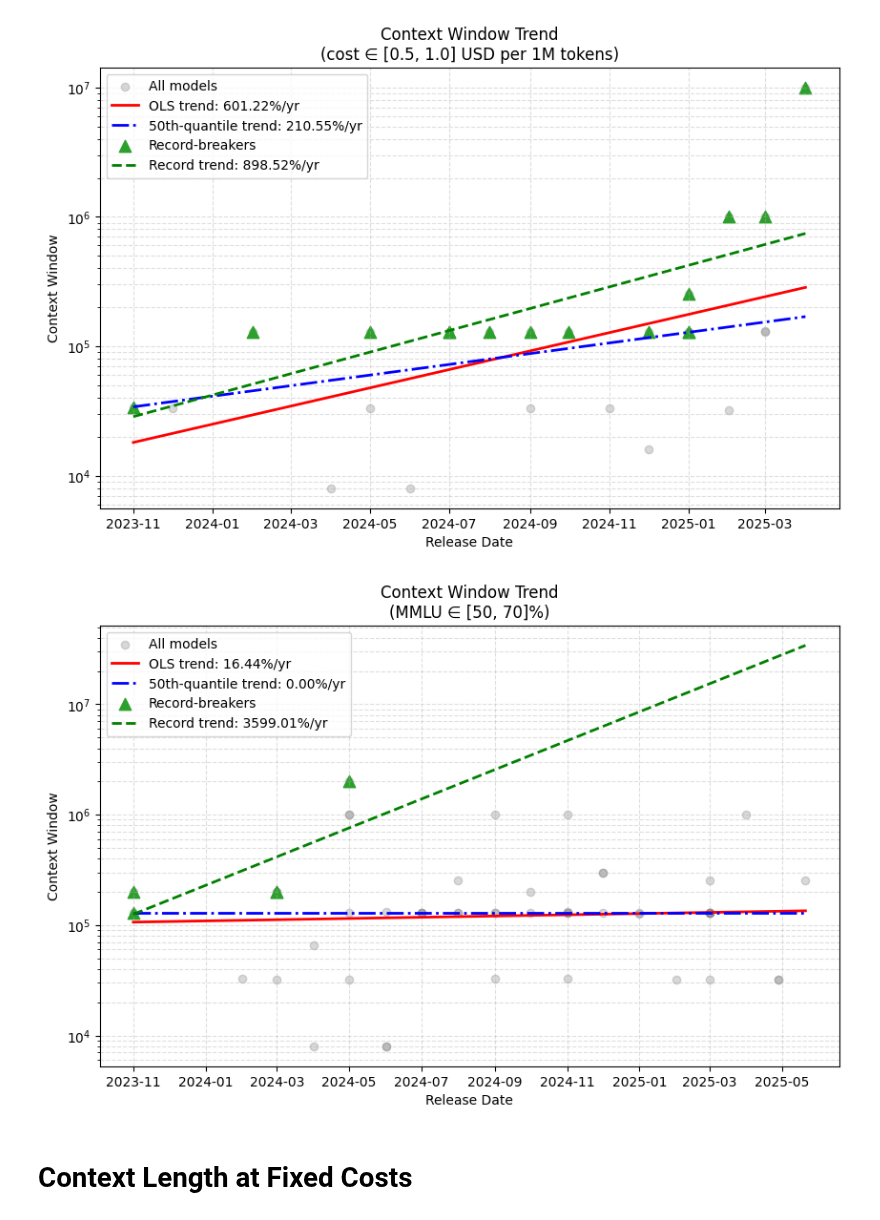
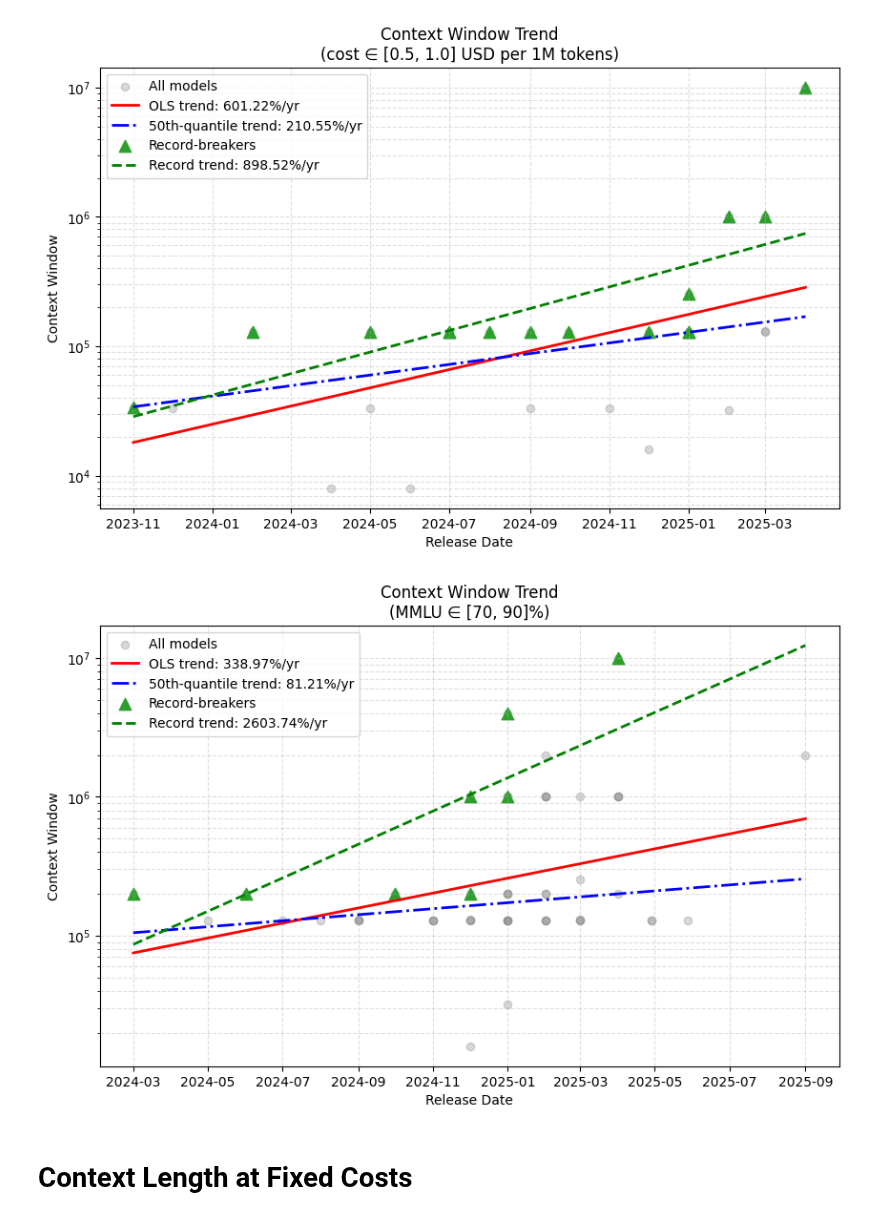
Before and after one commit to hansgundlach/Algorithmic_Progress_Inference, a Jupyter notebook: context_length.ipynb, the cells around one changed output. Drawn from its saved outputs; the diff is of its cells as text; code cells hidden in the pictures.

```diff
--- a/context_length.ipynb
+++ b/context_length.ipynb
@@ -443,8 +443,8 @@ from datetime import datetime
 import pandas as pd
 
 # 0) Your MMLU bounds and column name
-min_mmlu = 50
-max_mmlu = 70
+min_mmlu = 70
+max_mmlu = 90
 mmlu_col = 'MMLU-Pro (Reasoning & Knowledge)'
 
 # 1) Convert MMLU “XX%” → float
@@ -539,34 +539,34 @@ plt.plot(
     label=f'{quantile*100:.0f}th-quantile trend: {annual_pct_qr:.2f}%/yr'
 )
 
 # record-breakers
 plt.scatter(
     record_df['Release Date'],
     record_df['Context\nWindow'],
     color='tab:green', s=80, marker='^',
     label='Record-breakers'
 )
 
 # record OLS
 plt.plot(
     x_dates,
     10**y_rec_log_pred,
     'g--', lw=2,
     label=f'Record trend: {annual_pct_rec:.2f}%/yr'
 )
 
 plt.yscale('log')
 plt.xlabel('Release Date')
 plt.ylabel('Context Window')
 plt.title(
     f'Context Window Trend\n'
     f'(MMLU ∈ [{min_mmlu}, {max_mmlu}]%)'
 )
 plt.grid(True, which='both', ls='--', alpha=0.4)
 plt.legend()
 plt.show()
 # %% [output]
-[figure, old version]
+[figure, new version]
 # %% [markdown]
 # Context Length at Fixed Costs
 # %%
```
Also changed, not shown: 2 other files.
